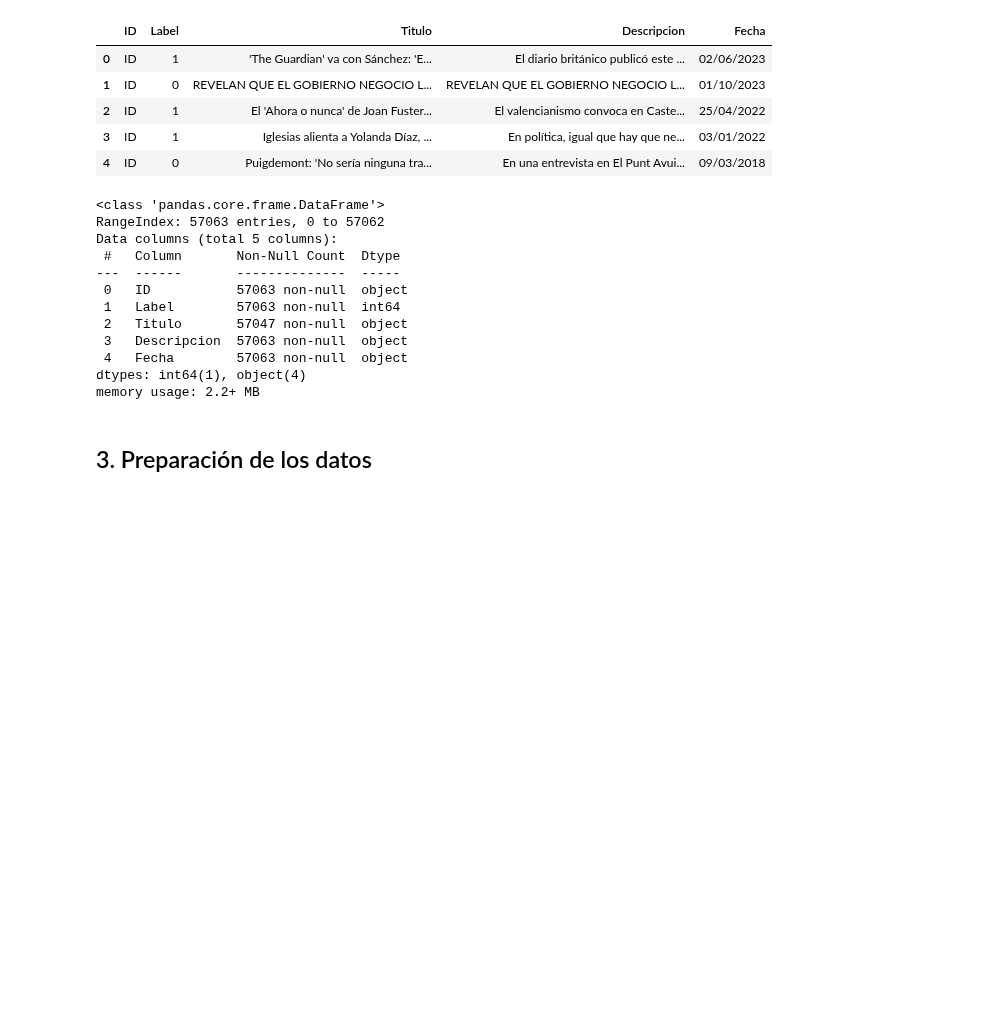
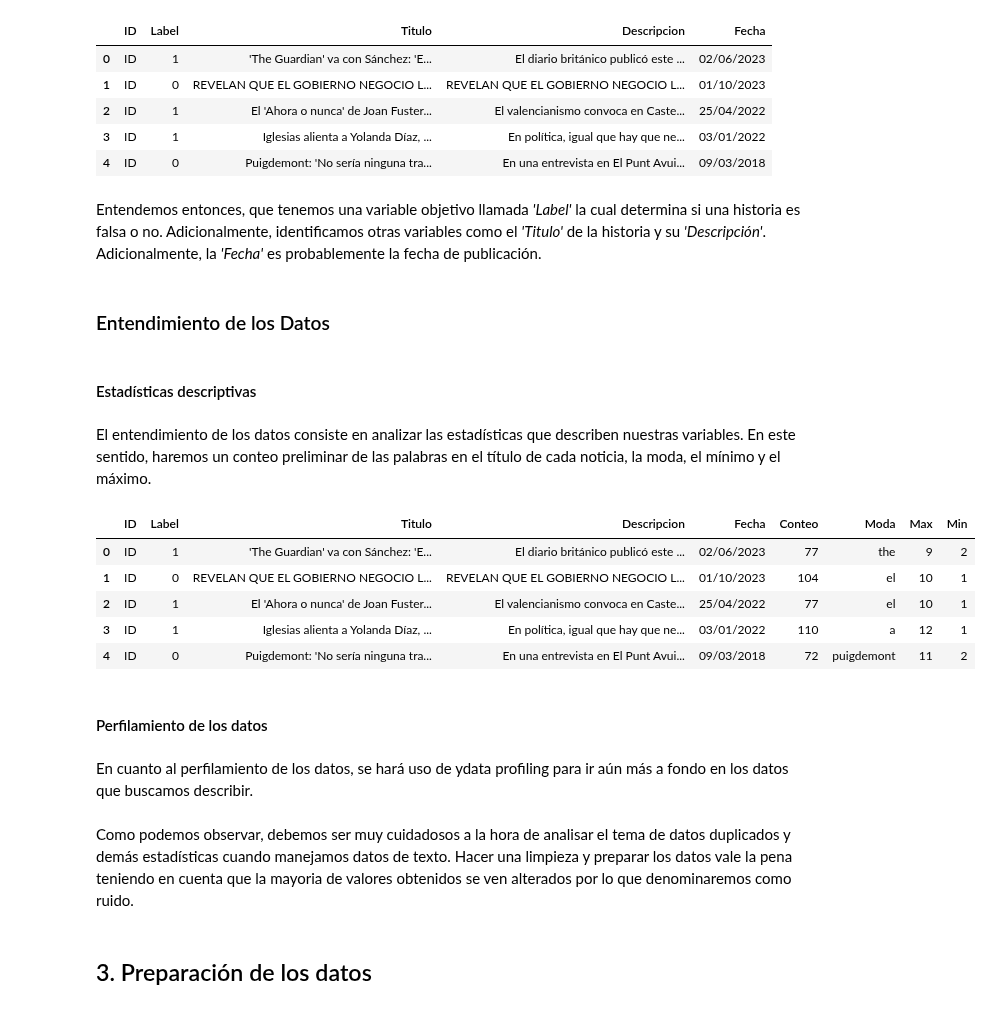
Before and after one commit to scasasbuenas/BI-Proyectos, a Jupyter notebook: proyecto1/desarrolloLab.ipynb, the cells around one changed output. Drawn from its saved outputs; the diff is of its cells as text; code cells hidden in the pictures; blank space fills up the shorter version.

```diff
--- a/proyecto1/desarrolloLab.ipynb
+++ b/proyecto1/desarrolloLab.ipynb
@@ -75,18 +99,29 @@ news_df.head()
 | 2 | ID | 1 | El 'Ahora o nunca' de Joan Fuster... | El valencianismo convoca en Caste... | 25/04/2022 |
 | 3 | ID | 1 | Iglesias alienta a Yolanda Díaz, ... | En política, igual que hay que ne... | 03/01/2022 |
 | 4 | ID | 0 | Puigdemont: 'No sería ninguna tra... | En una entrevista en El Punt Avui... | 09/03/2018 |
-# %%
-news_df.info()
-# %% [output]
-<class 'pandas.core.frame.DataFrame'>
-RangeIndex: 57063 entries, 0 to 57062
-Data columns (total 5 columns):
- #   Column       Non-Null Count  Dtype
----  ------       --------------  -----
- 0   ID           57063 non-null  object
- 1   Label        57063 non-null  int64
- 2   Titulo       57047 non-null  object
- 3   Descripcion  57063 non-null  object
- 4   Fecha        57063 non-null  object
-dtypes: int64(1), object(4)
-memory usage: 2.2+ MB
+# %% [markdown]
+Entendemos entonces, que tenemos una variable objetivo llamada *'Label'* la cual determina si una historia es falsa o no. Adicionalmente, identificamos otras variables como el *'Titulo'* de la historia y su *'Descripción'*. Adicionalmente, la *'Fecha'* es probablemente la fecha de publicación.
+# %% [markdown]
+### Entendimiento de los Datos
+# %% [markdown]
+#### Estadísticas descriptivas
+# %% [markdown]
+El entendimiento de los datos consiste en analizar las estadísticas que describen nuestras variables. En este sentido, haremos un conteo preliminar de las palabras en el título de cada noticia, la moda, el mínimo y el máximo.
+# %%
+news_df['Conteo'] = [len(str(x)) for x in news_df['Titulo']]
+news_df['Moda'] = [Counter([word.lower().strip(string.punctuation) for word in (str(i).split(' '))]).most_common()[0][0] for i in news_df['Titulo']]
+news_df['Max'] = [[max([len(x) for x in str(i).split(' ')])][0] for i in news_df['Titulo']]
+news_df['Min'] = [[min([len(x) for x in str(i).split(' ')])][0] for i in news_df['Titulo']]
+
+news_df.head()
+# %% [output]
+|  | ID | Label | Titulo | Descripcion | Fecha | Conteo | Moda | Max | Min |
+| 0 | ID | 1 | 'The Guardian' va con Sánchez: 'E... | El diario británico publicó este ... | 02/06/2023 | 77 | the | 9 | 2 |
+| 1 | ID | 0 | REVELAN QUE EL GOBIERNO NEGOCIO L... | REVELAN QUE EL GOBIERNO NEGOCIO L... | 01/10/2023 | 104 | el | 10 | 1 |
+| 2 | ID | 1 | El 'Ahora o nunca' de Joan Fuster... | El valencianismo convoca en Caste... | 25/04/2022 | 77 | el | 10 | 1 |
+| 3 | ID | 1 | Iglesias alienta a Yolanda Díaz, ... | En política, igual que hay que ne... | 03/01/2022 | 110 | a | 12 | 1 |
+| 4 | ID | 0 | Puigdemont: 'No sería ninguna tra... | En una entrevista en El Punt Avui... | 09/03/2018 | 72 | puigdemont | 11 | 2 |
+# %% [markdown]
+#### Perfilamiento de los datos
+# %% [markdown]
+En cuanto al perfilamiento de los datos, se hará uso de ydata profiling para ir aún más a fondo en los datos que buscamos describir.
@@ -93,3 +131,5 @@ memory usage: 2.2+ MB
+# %% [markdown]
+Como podemos observar, debemos ser muy cuidadosos a la hora de analisar el tema de datos duplicados y demás estadísticas cuando manejamos datos de texto. Hacer una limpieza y preparar los datos vale la pena teniendo en cuenta que la mayoria de valores obtenidos se ven alterados por lo que denominaremos como ruido.
 # %% [markdown]
 ## 3. Preparación de los datos
 # %% [markdown]
```
Also changed, not shown: parts of 29 cells of this notebook, 1 other file.
